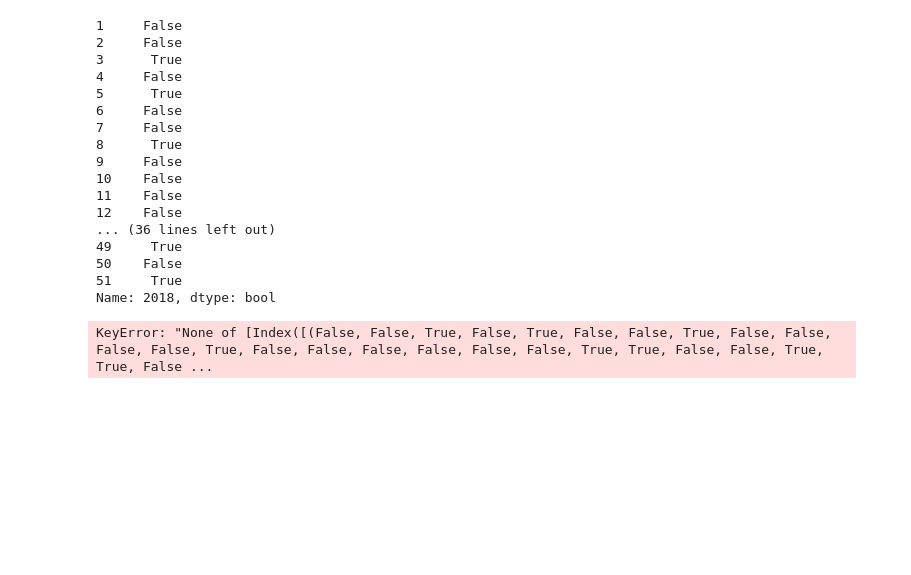
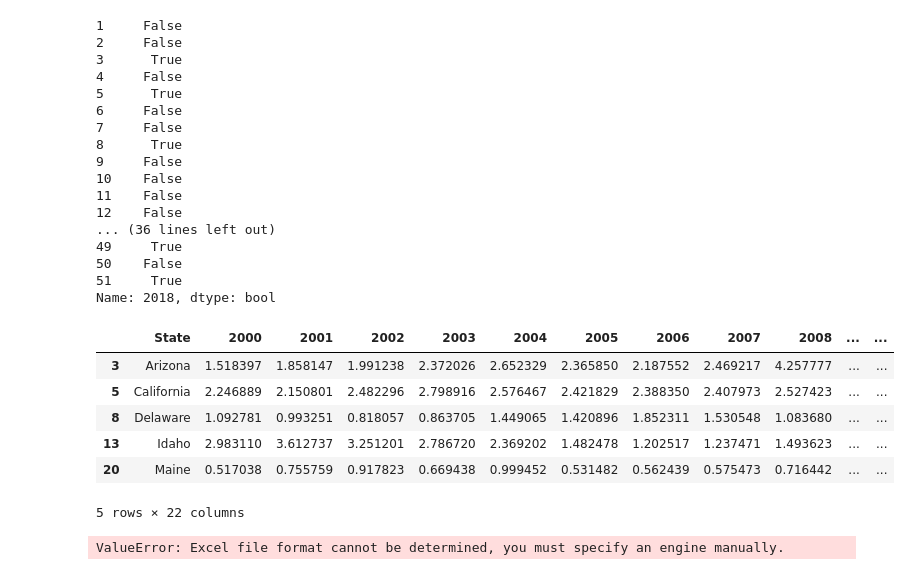
Before and after one commit to mulukenm/python-from-scratch, a Jupyter notebook: 02-Pandas.ipynb, the cells around one changed output. Saved outputs shown, nothing was run; the diff lists cells and outputs as text; code cells hidden in the pictures; blank space fills up the shorter version.

```diff
--- a/02-Pandas.ipynb
+++ b/02-Pandas.ipynb
@@ -447,9 +447,15 @@ df_Dper1000I['2018']>df_Dper1000I['2018'].mean()
 51     True
 Name: 2018, dtype: bool
 # %%
-df_Dper1000I[[df_Dper1000I['2018']>df_Dper1000I['2018'].mean()]].head()
+df_Dper1000I[df_Dper1000I['2018']>df_Dper1000I['2018'].mean()].head()
 # %% [output]
+|  | State | 2000 | 2001 | 2002 | 2003 | 2004 | 2005 | 2006 | 2007 | 2008 | ... | ... |
+| 3 | Arizona | 1.518397 | 1.858147 | 1.991238 | 2.372026 | 2.652329 | 2.365850 | 2.187552 | 2.469217 | 4.257777 | ... | ... |
+| 5 | California | 2.246889 | 2.150801 | 2.482296 | 2.798916 | 2.576467 | 2.421829 | 2.388350 | 2.407973 | 2.527423 | ... | ... |
+| 8 | Delaware | 1.092781 | 0.993251 | 0.818057 | 0.863705 | 1.449065 | 1.420896 | 1.852311 | 1.530548 | 1.083680 | ... | ... |
+| 13 | Idaho | 2.983110 | 3.612737 | 3.251201 | 2.786720 | 2.369202 | 1.482478 | 1.202517 | 1.237471 | 1.493623 | ... | ... |
+| 20 | Maine | 0.517038 | 0.755759 | 0.917823 | 0.669438 | 0.999452 | 0.531482 | 0.562439 | 0.575473 | 0.716442 | ... | ... |
-KeyError: "None of [Index([(False, False, True, False, True, False, False, True, False, False, False, False, True, False, False, False, False, False, False, True, True, False, False, True, True, False ...
+5 rows × 22 columns
 # %%
 from bs4 import BeautifulSoup
 # Python 3.x
@@ -464 +468,6 @@ url = 'https://ncses.nsf.gov/pubs/nsf21303#data-tables/nsf21303-tab002.xlxs'
+# %%
+df = pd.read_excel(url, index_col=0)
+df.head()
+# %% [output]
+ValueError: Excel file format cannot be determined, you must specify an engine manually.
 # %%
```
Also changed, not shown: parts of 3 cells of this notebook.
